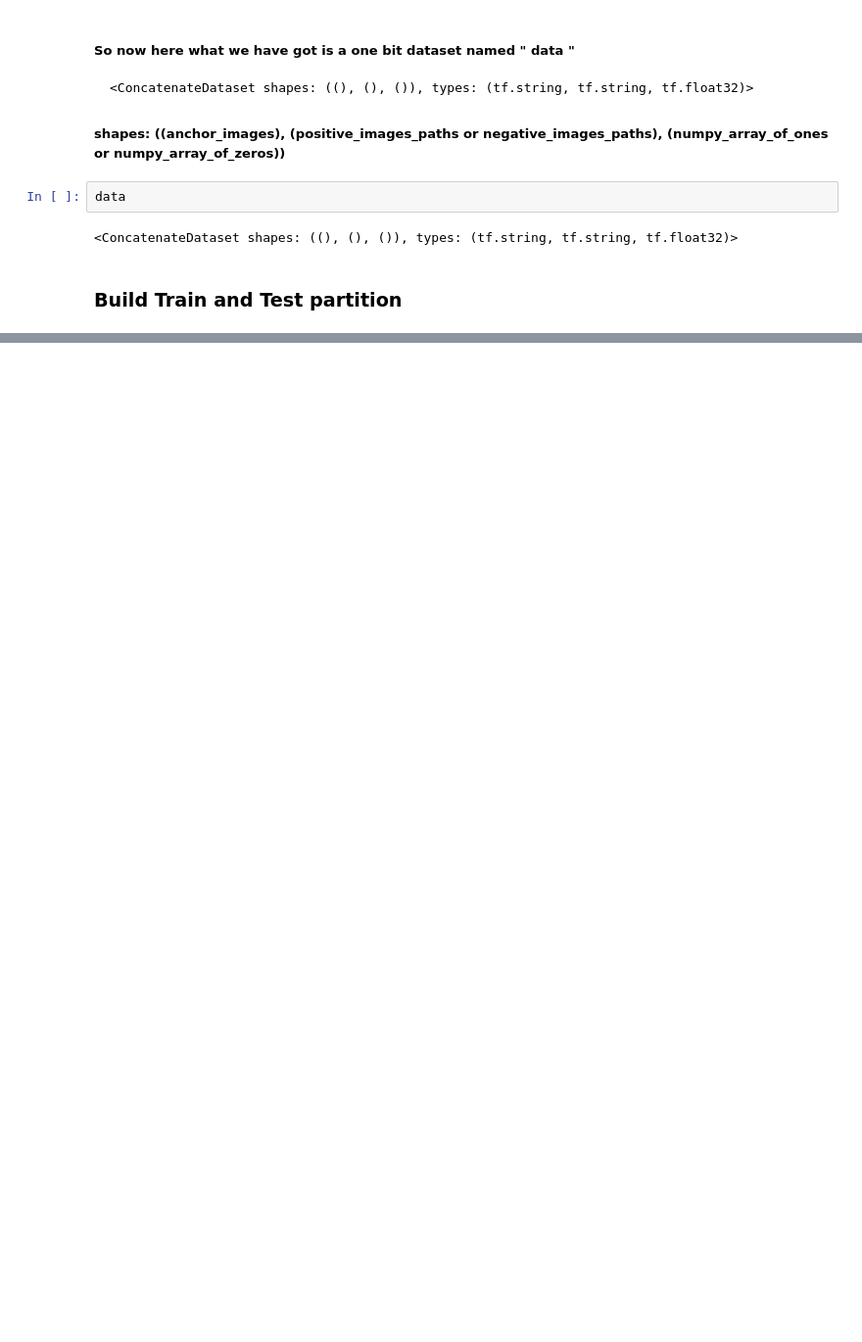
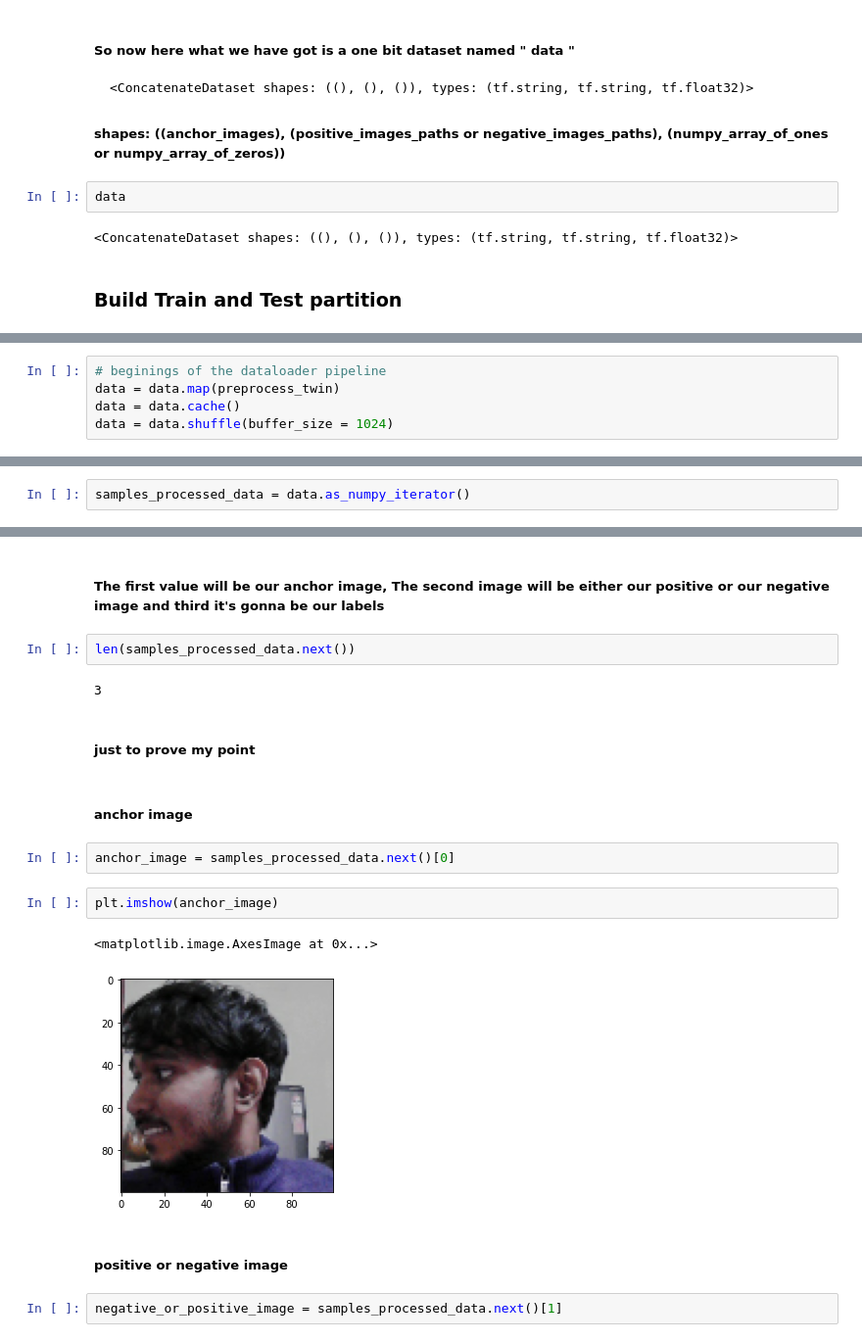
Before and after one commit to aryan68125/face_recognition_system_deep_learning, a Jupyter notebook: deep_learning_face_recognition_system.ipynb, the cells around one changed output, grey strips where cells are left out. Shown at 98% size. Cells and saved outputs as stored; diff of their text form; blank space fills up the shorter version.

```diff
--- a/deep_learning_face_recognition_system.ipynb
+++ b/deep_learning_face_recognition_system.ipynb
@@ -651,0 +773,5 @@ data
+# %%
+# beginings of the dataloader pipeline
+data = data.map(preprocess_twin)
+data = data.cache()
+data = data.shuffle(buffer_size = 1024)
@@ -651,0 +784,2 @@ data
+# %%
+samples_processed_data = data.as_numpy_iterator()
@@ -651,0 +808,21 @@ data
+# %% [markdown]
+##### The first value will be our anchor image, The second image will be either our positive or our negative image and third it's gonna be our labels
+# %%
+len(samples_processed_data.next())
+# %% [output]
+3
+# %% [markdown]
+##### just to prove my point
+# %% [markdown]
+##### anchor image
+# %%
+anchor_image = samples_processed_data.next()[0]
+# %%
+plt.imshow(anchor_image)
+# %% [output]
+<matplotlib.image.AxesImage at 0x...>
+[figure, added]
+# %% [markdown]
+##### positive or negative image
+# %%
+negative_or_positive_image = samples_processed_data.next()[1]
```
Also changed, not shown: parts of 43 cells of this notebook.
